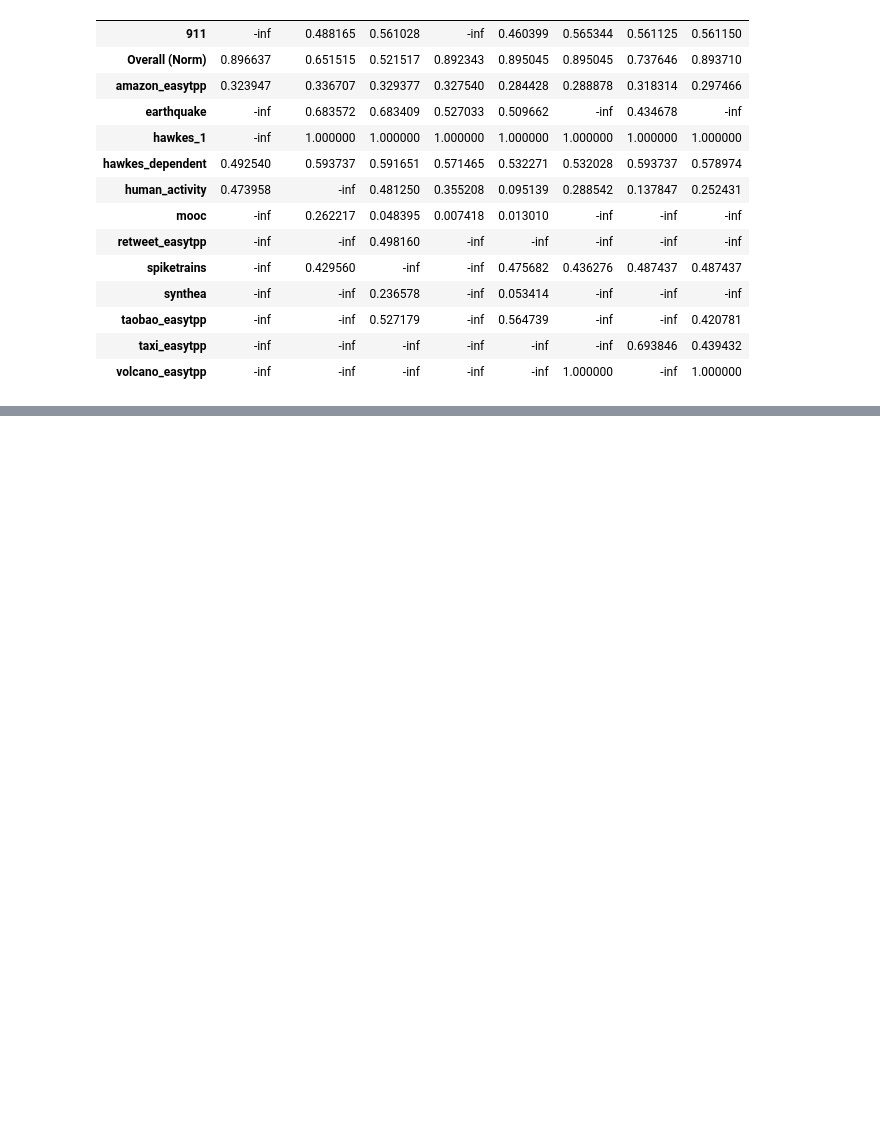
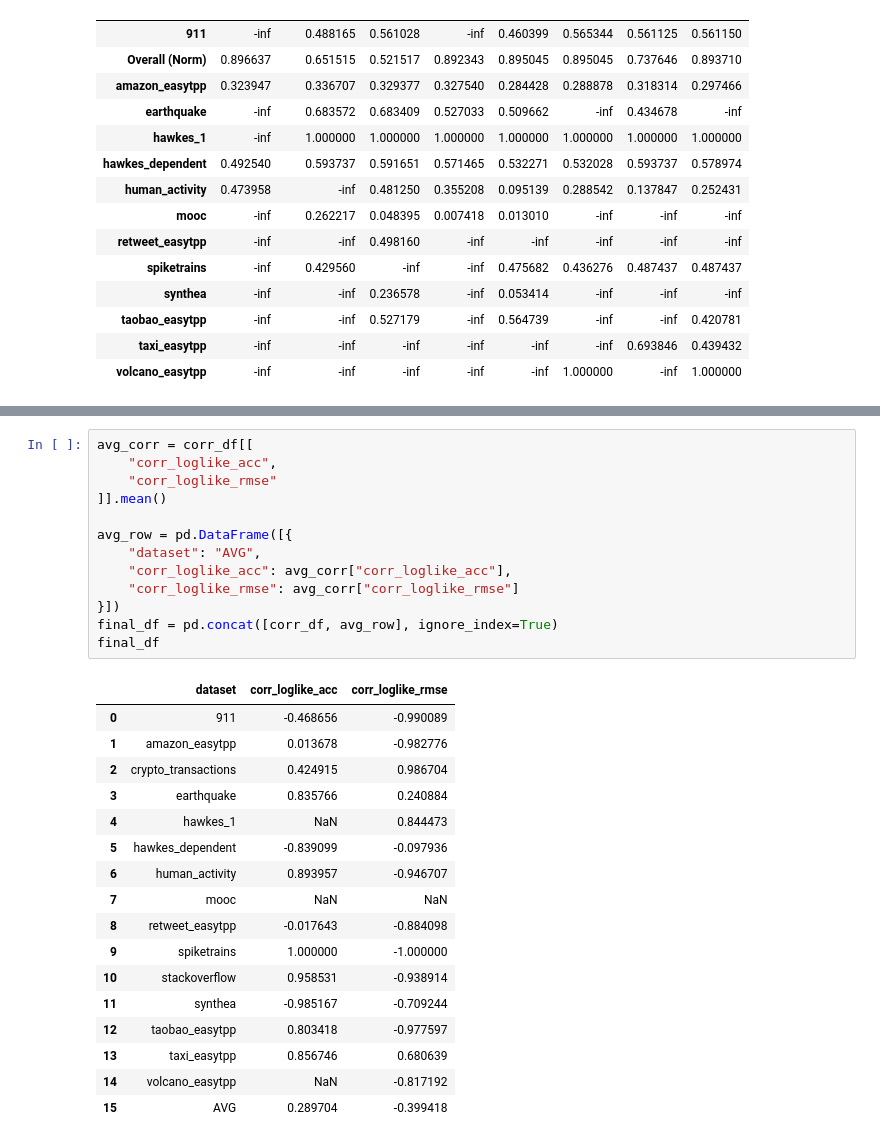
Before and after one commit to JP-SystemsX/MUSES_Eval, a Jupyter notebook: analysis/benchmark.ipynb, the cells around one changed output, grey strips where cells are left out. Drawn from its saved outputs; the diff is of its cells as text; blank space fills up the shorter version.

```diff
--- a/analysis/Untitled.ipynb
+++ b/analysis/benchmark.ipynb
@@ -740,0 +784,31 @@ wide
+# %%
+avg_corr = corr_df[[
+    "corr_loglike_acc",
+    "corr_loglike_rmse"
+]].mean()
+
+avg_row = pd.DataFrame([{
+    "dataset": "AVG",
+    "corr_loglike_acc": avg_corr["corr_loglike_acc"],
+    "corr_loglike_rmse": avg_corr["corr_loglike_rmse"]
+}])
+final_df = pd.concat([corr_df, avg_row], ignore_index=True)
+final_df
+# %% [output]
+|  | dataset | corr_loglike_acc | corr_loglike_rmse |
+| 0 | 911 | -0.468656 | -0.990089 |
+| 1 | amazon_easytpp | 0.013678 | -0.982776 |
+| 2 | crypto_transactions | 0.424915 | 0.986704 |
+| 3 | earthquake | 0.835766 | 0.240884 |
+| 4 | hawkes_1 | NaN | 0.844473 |
+| 5 | hawkes_dependent | -0.839099 | -0.097936 |
+| 6 | human_activity | 0.893957 | -0.946707 |
+| 7 | mooc | NaN | NaN |
+| 8 | retweet_easytpp | -0.017643 | -0.884098 |
+| 9 | spiketrains | 1.000000 | -1.000000 |
+| 10 | stackoverflow | 0.958531 | -0.938914 |
+| 11 | synthea | -0.985167 | -0.709244 |
+| 12 | taobao_easytpp | 0.803418 | -0.977597 |
+| 13 | taxi_easytpp | 0.856746 | 0.680639 |
+| 14 | volcano_easytpp | NaN | -0.817192 |
+| 15 | AVG | 0.289704 | -0.399418 |
```
Also changed, not shown: parts of 3 cells of this notebook, 13 other files.
